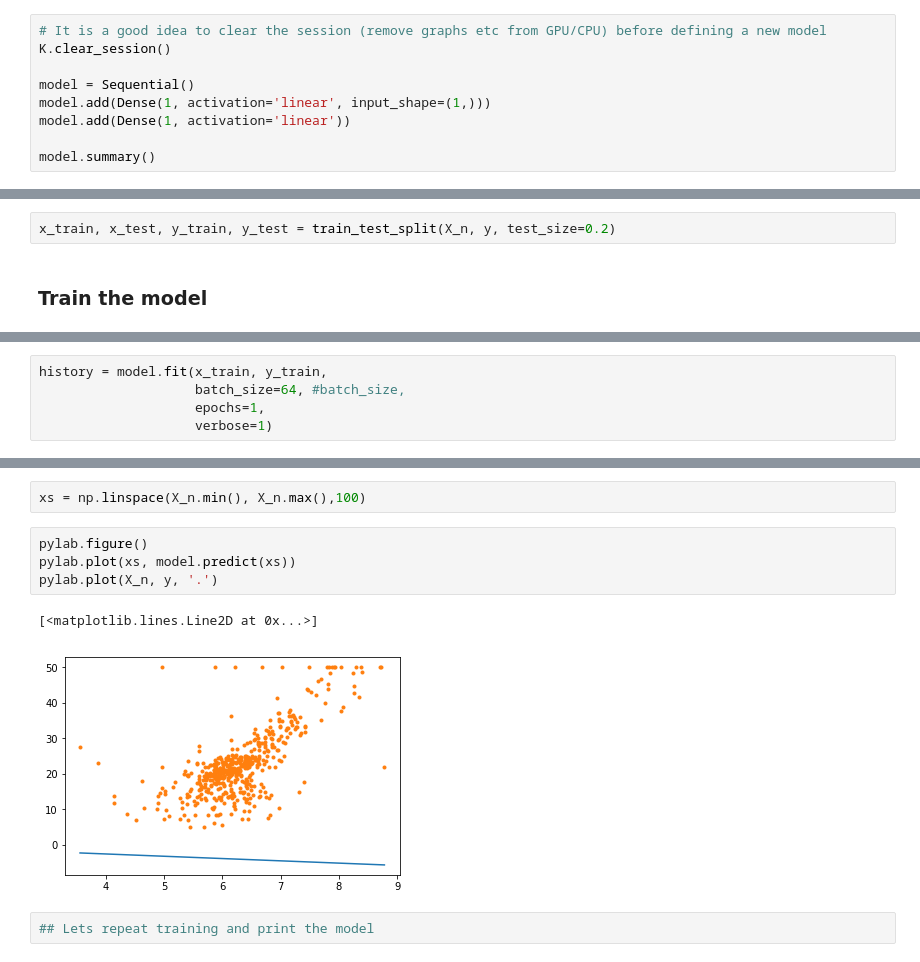
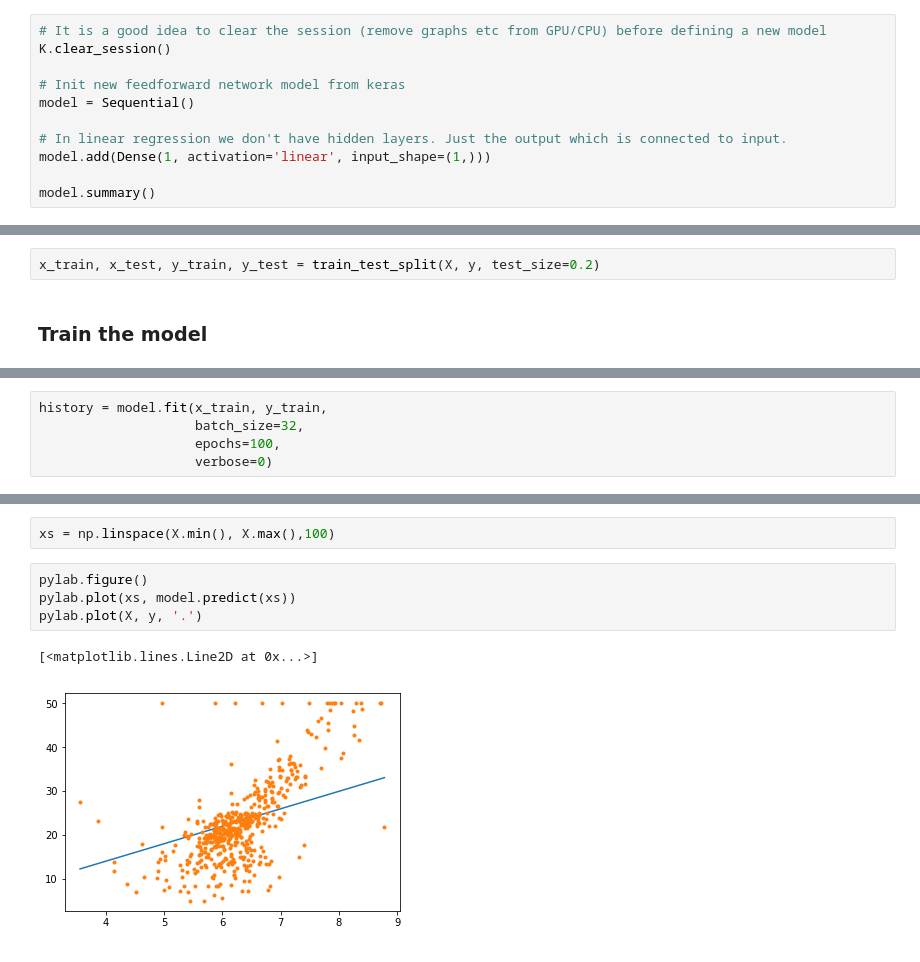
Before and after one commit to futurice/ml-crash-course, a Jupyter notebook: exercises/01_Boston_house_prediction_with_NN.ipynb, the cells around one changed output, grey strips where cells are left out. Drawn from its saved outputs; the diff is of its cells as text.

```diff
--- a/exercises/01_Boston_house_prediction_with_NN.ipynb
+++ b/exercises/01_Boston_house_prediction_with_NN.ipynb
@@ -120,9 +66,11 @@ _ = pylab.hist(X_n, 50)
 # It is a good idea to clear the session (remove graphs etc from GPU/CPU) before defining a new model
 K.clear_session()
 
+# Init new feedforward network model from keras
 model = Sequential()
+
+# In linear regression we don't have hidden layers. Just the output which is connected to input.
 model.add(Dense(1, activation='linear', input_shape=(1,)))
-model.add(Dense(1, activation='linear'))
 
 model.summary()
 # %% [output]
@@ -147,4 +94,4 @@ model.compile(loss='mean_squared_error',
 # %%
-x_train, x_test, y_train, y_test = train_test_split(X_n, y, test_size=0.2)
+x_train, x_test, y_train, y_test = train_test_split(X, y, test_size=0.2)
 # %% [markdown]
 ### Train the model
@@ -153,5 +98,5 @@ batch_size = x_train.shape[0]
 # %%
 history = model.fit(x_train, y_train,
-                    batch_size=64, #batch_size,
-                    epochs=1,
-                    verbose=1)
+                    batch_size=32,
+                    epochs=100,
+                    verbose=0)
@@ -161,11 +103,9 @@ Epoch 1/1
 # %%
-xs = np.linspace(X_n.min(), X_n.max(),100)
+xs = np.linspace(X.min(), X.max(),100)
 # %%
 pylab.figure()
 pylab.plot(xs, model.predict(xs))
-pylab.plot(X_n, y, '.')
+pylab.plot(X, y, '.')
 # %% [output]
 [<matplotlib.lines.Line2D at 0x...>]
-[figure, old version]
+[figure, new version]
-# %%
-## Lets repeat training and print the model
```
Also changed, not shown: parts of 31 cells of this notebook.
